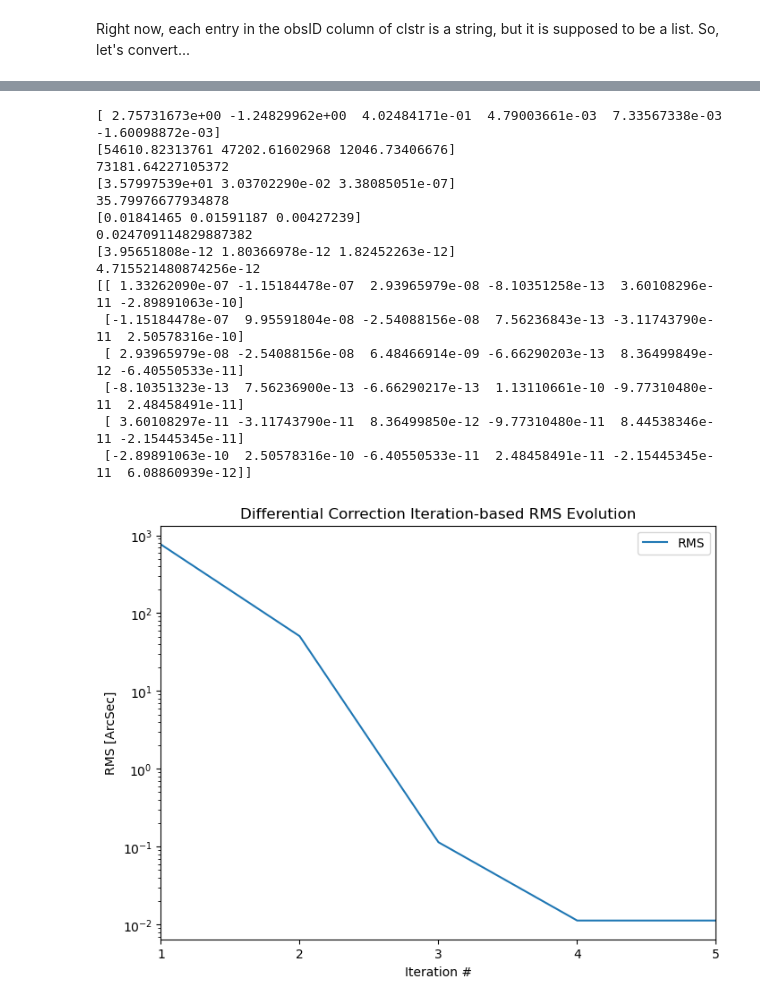
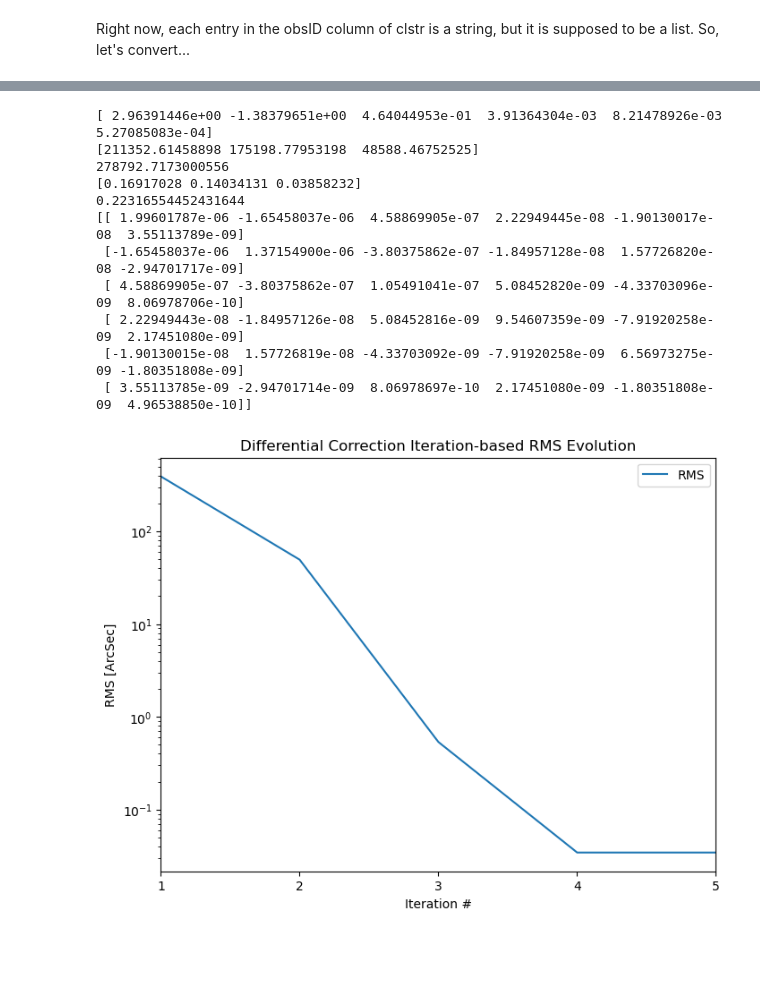
Before and after one commit to rahil-makadia/lsst-heliolinc-corrector, a Jupyter notebook: lsst-corrector-demo.ipynb, the cells around one changed output, grey strips where cells are left out. Saved outputs shown, nothing was run; the diff lists cells and outputs as text; code cells hidden in the pictures; blank space fills up the shorter version.

```diff
--- a/lsst-corrector-demo.ipynb
+++ b/lsst-corrector-demo.ipynb
@@ -97,16 +103,16 @@ x_nom = fitGuess.copy()
 obs_array = obsArray.copy()
 
 max_iter = 20
-fd_pert = 1e-5
+fd_pert = 1e-6
 rms_change_limit = 5e-3
 min_iter = 5
 
-rms_rad = np.zeros((max_iter,1))
-rms = np.zeros((max_iter,1))
+rms_rad = np.inf*np.ones((max_iter,1))
+rms = np.inf*np.ones((max_iter,1))
 del_rms = np.inf*np.ones((max_iter,1))
 state_arr = np.zeros((len(x_nom), max_iter))
 i = 0
-while (abs(del_rms[i-1])>rms_change_limit or i<min_iter):
+while abs(del_rms[i-1])>rms_change_limit or rms[i-1]>1 or i<min_iter:
     P, a, w, b = accumulate_observations_efficiently(epoch, x_nom, obs_array, fd_pert)
     delta_x = P @ (a.T @ w @ b)
     x_nom += delta_x.T[0]
@@ -114,53 +120,49 @@ while (abs(del_rms[i-1])>rms_change_limit or i<min_iter):
     rms_rad[i] = np.sqrt(np.sum(b.T @ b)/(2*len(obs_array[:,0])))
     rms[i] = np.rad2deg(rms_rad[i])*3600 # convert to ArcSec
     if i > 0: del_rms[i] = (rms[i] - rms[i-1])/rms[i-1]
     i += 1
     if i >= max_iter: break
 # end for
 n_iter = i
 r_epoch = x_nom[:3] # differentially corrected position at epoch
 v_epoch = x_nom[3:6] # differentially corrected velocity at epoch
 variance = np.diag(P) # calculate the variance of the nominal state elements
 st_dev = np.sqrt(variance) # calculate the standard deviation of the nominal state elements
 [values,vectors] = np.linalg.eig(P) # calculate eigenvalues and eigenvectors of covariance matrix for error ellipsoid
 
 print(x_nom)
 print(st_dev[:3]*au2km)
 print(np.linalg.norm(st_dev[:3]*au2km))
-print(values[:3]*au2km)
-print(np.linalg.norm(values[:3]*au2km))
+# print(values[:3]*au2km)
+# print(np.linalg.norm(values[:3]*au2km))
 print(st_dev[3:6]*au2km/day2sec)
 print(np.linalg.norm(st_dev[3:6]*au2km/day2sec))
-print(values[3:6]*au2km/day2sec)
-print(np.linalg.norm(values[3:6]*au2km/day2sec))
+# print(values[3:6]*au2km/day2sec)
+# print(np.linalg.norm(values[3:6]*au2km/day2sec))
 print(P)
 
 plt.figure(figsize=(8,6), dpi=100)
 plt.semilogy(np.arange(1,n_iter+1), rms[:n_iter], label = 'RMS')
 plt.xlabel('Iteration #')
 plt.xticks(np.arange(1,n_iter+1,1)) if n_iter <= 10 else plt.xticks(np.hstack((1,np.arange(5,n_iter+1,5))))
 plt.xlim(1, n_iter)
 plt.ylabel('RMS [ArcSec]')
 plt.title('Differential Correction Iteration-based RMS Evolution')
 plt.legend()
 plt.show()
 # %% [output]
-[ 2.75731673e+00 -1.24829962e+00  4.02484171e-01  4.79003661e-03  7.33567338e-03 -1.60098872e-03]
-[54610.82313761 47202.61602968 12046.73406676]
-73181.64227105372
-[3.57997539e+01 3.03702290e-02 3.38085051e-07]
-35.79976677934878
-[0.01841465 0.01591187 0.00427239]
-0.024709114829887382
-[3.95651808e-12 1.80366978e-12 1.82452263e-12]
-4.715521480874256e-12
-[[ 1.33262090e-07 -1.15184478e-07  2.93965979e-08 -8.10351258e-13  3.60108296e-11 -2.89891063e-10]
- [-1.15184478e-07  9.95591804e-08 -2.54088156e-08  7.56236843e-13 -3.11743790e-11  2.50578316e-10]
- [ 2.93965979e-08 -2.54088156e-08  6.48466914e-09 -6.66290203e-13  8.36499849e-12 -6.40550533e-11]
- [-8.10351323e-13  7.56236900e-13 -6.66290217e-13  1.13110661e-10 -9.77310480e-11  2.48458491e-11]
- [ 3.60108297e-11 -3.11743790e-11  8.36499850e-12 -9.77310480e-11  8.44538346e-11 -2.15445345e-11]
- [-2.89891063e-10  2.50578316e-10 -6.40550533e-11  2.48458491e-11 -2.15445345e-11  6.08860939e-12]]
+[ 2.96391446e+00 -1.38379651e+00  4.64044953e-01  3.91364304e-03  8.21478926e-03  5.27085083e-04]
+[211352.61458898 175198.77953198  48588.46752525]
+278792.7173000556
+[0.16917028 0.14034131 0.03858232]
+0.22316554452431644
+[[ 1.99601787e-06 -1.65458037e-06  4.58869905e-07  2.22949445e-08 -1.90130017e-08  3.55113789e-09]
+ [-1.65458037e-06  1.37154900e-06 -3.80375862e-07 -1.84957128e-08  1.57726820e-08 -2.94701717e-09]
+ [ 4.58869905e-07 -3.80375862e-07  1.05491041e-07  5.08452820e-09 -4.33703096e-09  8.06978706e-10]
+ [ 2.22949443e-08 -1.84957126e-08  5.08452816e-09  9.54607359e-09 -7.91920258e-09  2.17451080e-09]
+ [-1.90130015e-08  1.57726819e-08 -4.33703092e-09 -7.91920258e-09  6.56973275e-09 -1.80351808e-09]
+ [ 3.55113785e-09 -2.94701714e-09  8.06978697e-10  2.17451080e-09 -1.80351808e-09  4.96538850e-10]]
-[figure, old version]
+[figure, new version]
 # %%
 ra_resid_sigma_ratio = b[::2].ravel() / obsArray[:,3]
 dec_resid_sigma_ratio = b[1::2].ravel() / obsArray[:,4]
```
Also changed, not shown: parts of 6 cells of this notebook, 6 other files.
